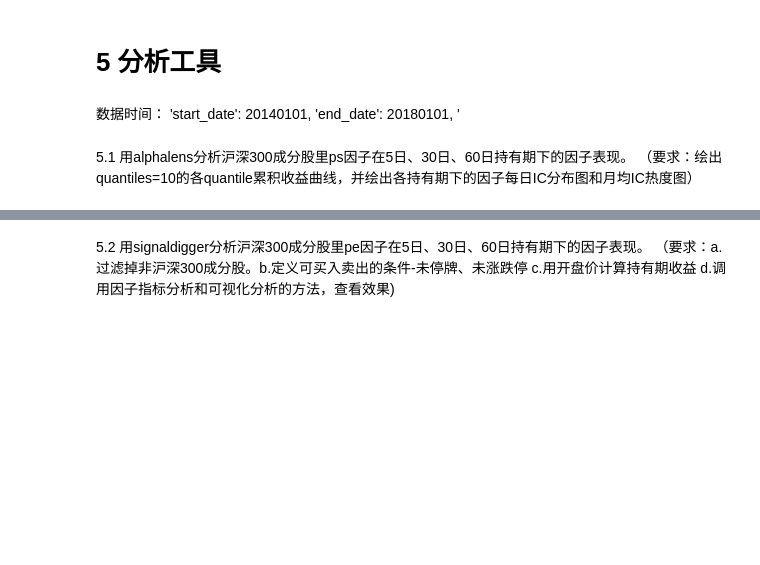
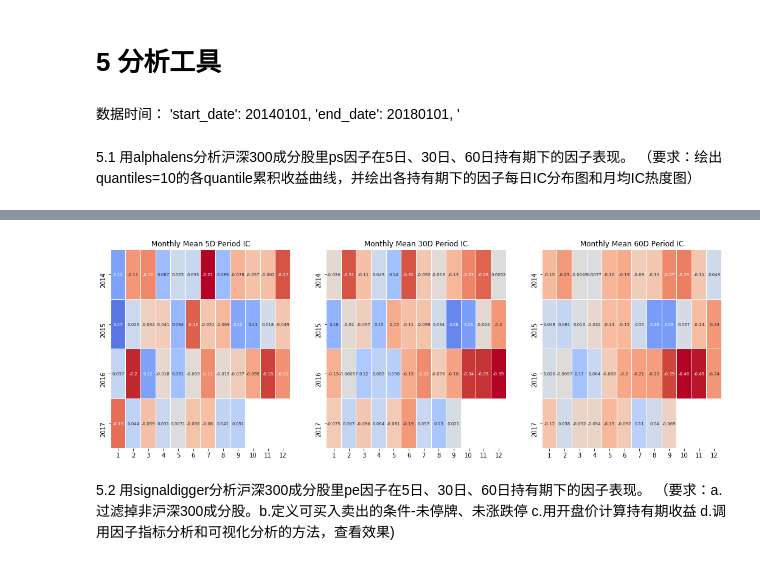
Before and after one commit to pengyaheng/-, a Jupyter notebook: 0f0基础1-5网课作业.ipynb, the cells around one changed output, grey strips where cells are left out. Cells and saved outputs as stored; diff of their text form; code cells hidden in the pictures; blank space fills up the shorter version.

```diff
--- a/0f0基础1-5网课作业.ipynb
+++ b/0f0基础1-5网课作业.ipynb
@@ -192,0 +247,3 @@ Dropped 6.4% entries from factor data (6.4% after in forward returns computation
+# %%
+dv=DataView()
+dv.load_dataview(dataview_folder)
@@ -193,3 +322,9 @@ Dropped 6.4% entries from factor data (6.4% after in forward returns computation
+# %%
+mean_monthly_ic = alphalens.performance.mean_information_coefficient(factor_data, by_time='M')
+alphalens.plotting.plot_monthly_ic_heatmap(mean_monthly_ic)#因子月均IC表现
+plt.show()
+# %% [output]
+[figure, added]
 # %% [markdown]
 5.2 用signaldigger分析沪深300成分股里pe因子在5日、30日、60日持有期下的因子表现。
 （要求：a.过滤掉非沪深300成分股。b.定义可买入卖出的条件-未停牌、未涨跌停 c.用开盘价计算持有期收益 d.调用因子指标分析和可视化分析的方法，查看效果)
```
Also changed, not shown: parts of 57 cells of this notebook.
